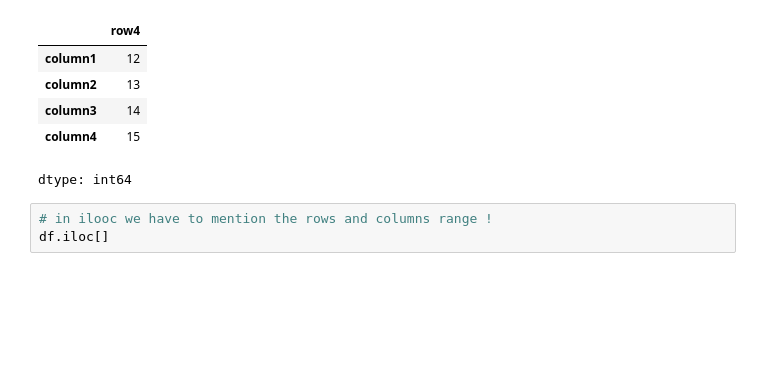
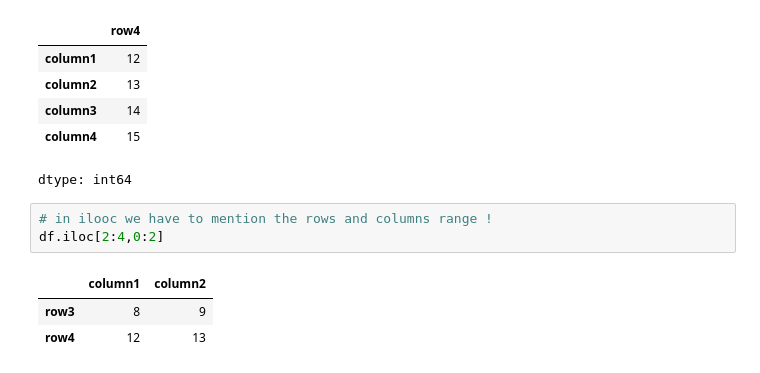
Before and after one commit to Harshita1204/python, a Jupyter notebook: DataFrames.ipynb, the cells around one changed output. Drawn from its saved outputs; the diff is of its cells as text; blank space fills up the shorter version.

```diff
--- a/DataFrames.ipynb
+++ b/DataFrames.ipynb
@@ -90,4 +90,8 @@ df.loc['row4']
 dtype: int64
 # %%
 # in ilooc we have to mention the rows and columns range !
-df.iloc[]
+df.iloc[2:4,0:2]
+# %% [output]
+|  | column1 | column2 |
+| row3 | 8 | 9 |
+| row4 | 12 | 13 |
```
Also changed, not shown: parts of 1 cell of this notebook.
